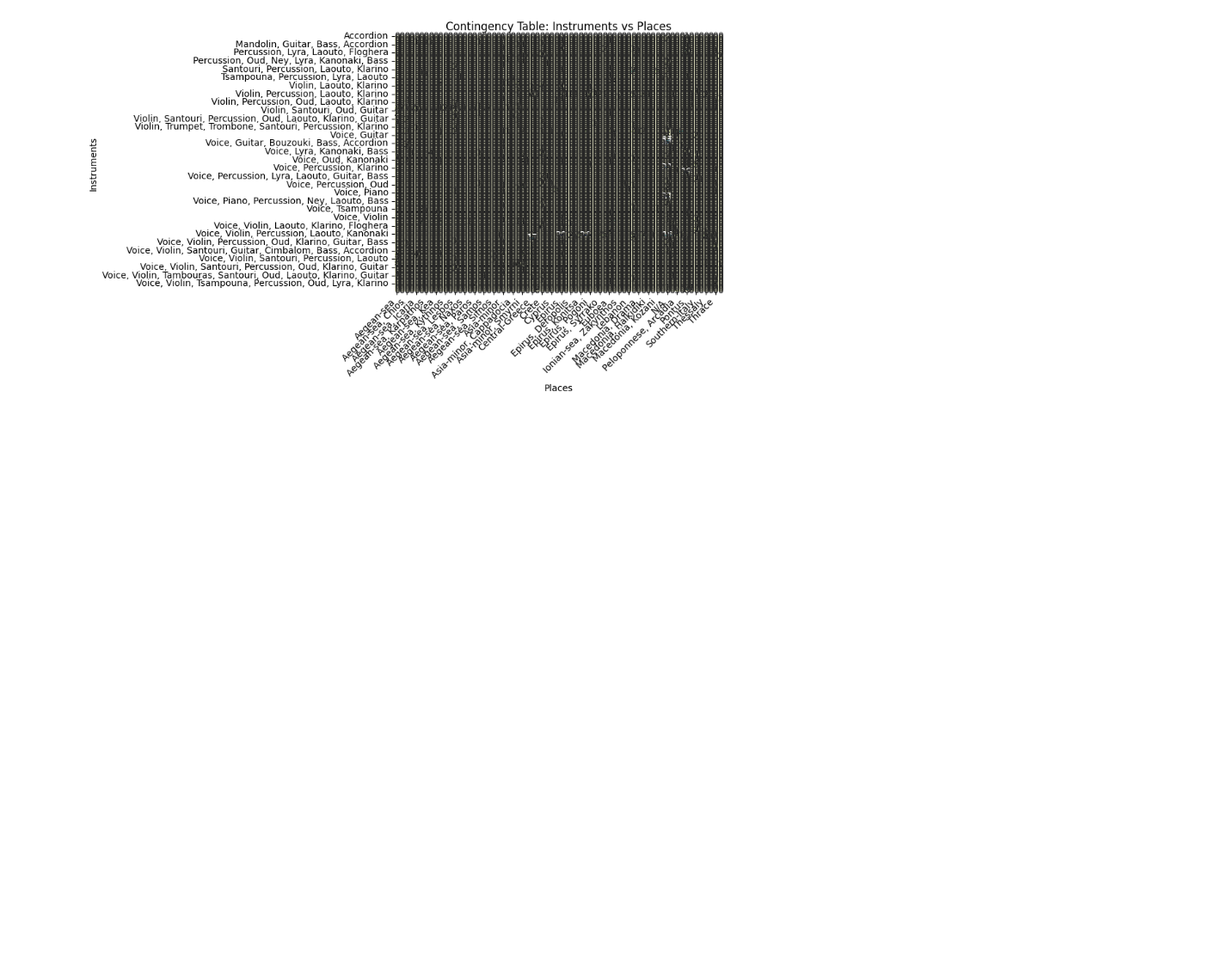
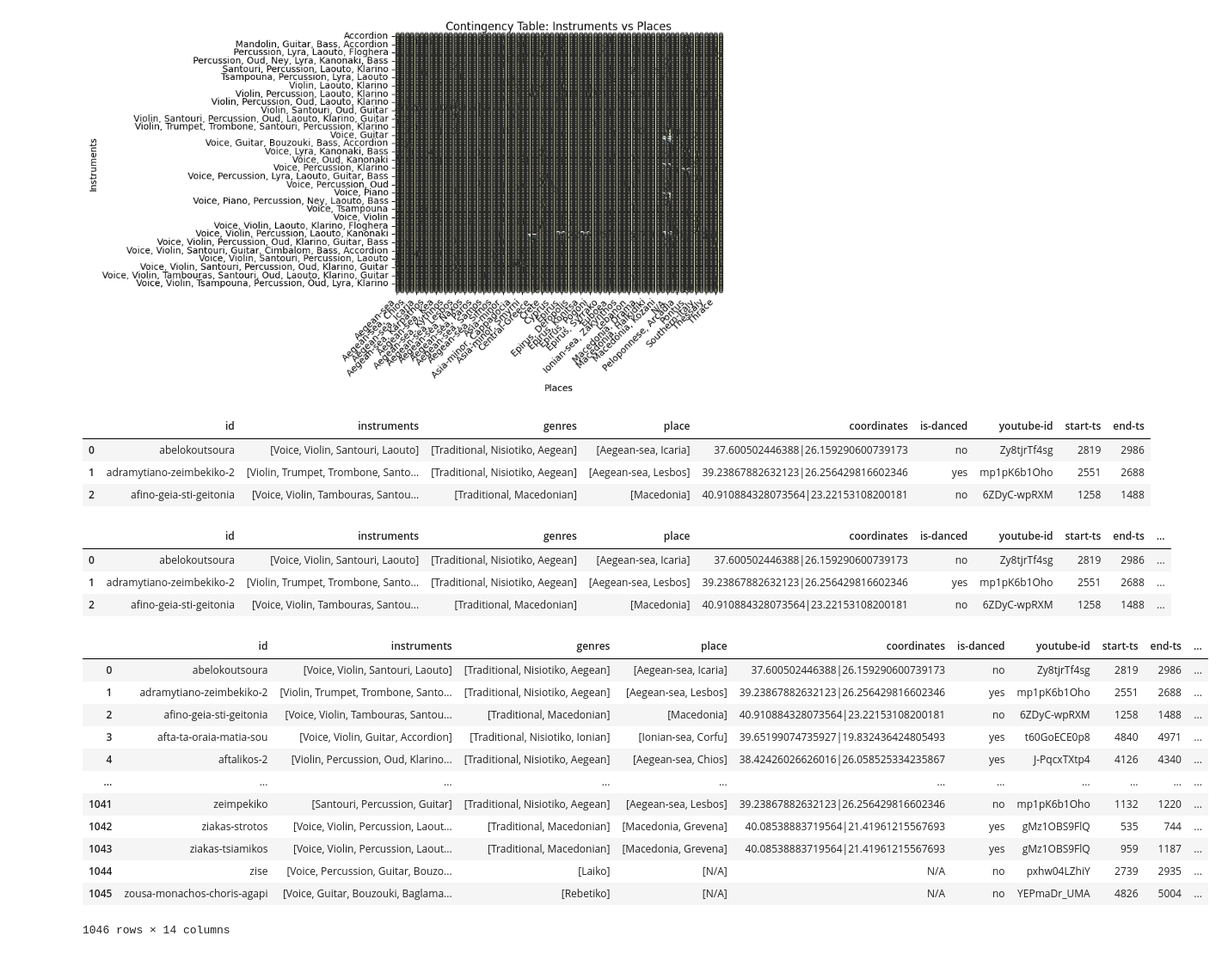
Before and after one commit to fouk21/GR_Folk_Music_Classification, a Jupyter notebook: data_exploration/exploration.ipynb, the cells around one changed output. Shown at 86% size. Cells and saved outputs as stored; diff of their text form; code cells hidden in the pictures; blank space fills up the shorter version.

Commit message:
additional data added

```diff
--- a/data_exploration/exploration.ipynb
+++ b/data_exploration/exploration.ipynb
@@ -124,3 +125,58 @@ plt.show()
 Chi-square statistic: 24744.094100941278
 p-value: 0.0
 [figure]
+# %%
+filtered_data_df.head(3)
+# %% [output]
+|  | id | instruments | genres | place | coordinates | is-danced | youtube-id | start-ts | end-ts |
+| 0 | abelokoutsoura | [Voice, Violin, Santouri, Laouto] | [Traditional, Nisiotiko, Aegean] | [Aegean-sea, Icaria] | 37.600502446388|26.159290600739173 | no | Zy8tjrTf4sg | 2819 | 2986 |
+| 1 | adramytiano-zeimbekiko-2 | [Violin, Trumpet, Trombone, Santo... | [Traditional, Nisiotiko, Aegean] | [Aegean-sea, Lesbos] | 39.23867882632123|26.256429816602346 | yes | mp1pK6b1Oho | 2551 | 2688 |
+| 2 | afino-geia-sti-geitonia | [Voice, Violin, Tambouras, Santou... | [Traditional, Macedonian] | [Macedonia] | 40.910884328073564|23.22153108200181 | no | 6ZDyC-wpRXM | 1258 | 1488 |
+# %%
+def extract_region(places):
+    return places[0]
+
+def extract_subregion(places):
+    return places[-1]
+
+def extract_main_genre(genres):
+    return genres[0]
+
+def extract_secondary_genre(genres):
+    if len(genres) >= 3:
+        return genres[1]
+    else:
+        return genres[-1]
+
+def extract_sub_genre(genres):
+    return genres[-1]
+# %%
+filtered_data_df['region'] = filtered_data_df['place'].apply(extract_region)
+filtered_data_df['sub-region'] = filtered_data_df['place'].apply(extract_subregion)
+# %%
+filtered_data_df.head(3)
+# %% [output]
+|  | id | instruments | genres | place | coordinates | is-danced | youtube-id | start-ts | end-ts | ... |
+| 0 | abelokoutsoura | [Voice, Violin, Santouri, Laouto] | [Traditional, Nisiotiko, Aegean] | [Aegean-sea, Icaria] | 37.600502446388|26.159290600739173 | no | Zy8tjrTf4sg | 2819 | 2986 | ... |
+| 1 | adramytiano-zeimbekiko-2 | [Violin, Trumpet, Trombone, Santo... | [Traditional, Nisiotiko, Aegean] | [Aegean-sea, Lesbos] | 39.23867882632123|26.256429816602346 | yes | mp1pK6b1Oho | 2551 | 2688 | ... |
+| 2 | afino-geia-sti-geitonia | [Voice, Violin, Tambouras, Santou... | [Traditional, Macedonian] | [Macedonia] | 40.910884328073564|23.22153108200181 | no | 6ZDyC-wpRXM | 1258 | 1488 | ... |
+# %%
+filtered_data_df['main_genre'] = filtered_data_df['genres'].apply(extract_main_genre)
+filtered_data_df['secondary_genre'] = filtered_data_df['genres'].apply(extract_secondary_genre)
+filtered_data_df['sub-genre'] = filtered_data_df['genres'].apply(extract_sub_genre)
+# %%
+filtered_data_df
+# %% [output]
+|  | id | instruments | genres | place | coordinates | is-danced | youtube-id | start-ts | end-ts | ... |
+| 0 | abelokoutsoura | [Voice, Violin, Santouri, Laouto] | [Traditional, Nisiotiko, Aegean] | [Aegean-sea, Icaria] | 37.600502446388|26.159290600739173 | no | Zy8tjrTf4sg | 2819 | 2986 | ... |
+| 1 | adramytiano-zeimbekiko-2 | [Violin, Trumpet, Trombone, Santo... | [Traditional, Nisiotiko, Aegean] | [Aegean-sea, Lesbos] | 39.23867882632123|26.256429816602346 | yes | mp1pK6b1Oho | 2551 | 2688 | ... |
+| 2 | afino-geia-sti-geitonia | [Voice, Violin, Tambouras, Santou... | [Traditional, Macedonian] | [Macedonia] | 40.910884328073564|23.22153108200181 | no | 6ZDyC-wpRXM | 1258 | 1488 | ... |
+| 3 | afta-ta-oraia-matia-sou | [Voice, Violin, Guitar, Accordion] | [Traditional, Nisiotiko, Ionian] | [Ionian-sea, Corfu] | 39.65199074735927|19.832436424805493 | yes | t60GoECE0p8 | 4840 | 4971 | ... |
+| 4 | aftalikos-2 | [Violin, Percussion, Oud, Klarino... | [Traditional, Nisiotiko, Aegean] | [Aegean-sea, Chios] | 38.42426026626016|26.058525334235867 | yes | J-PqcxTXtp4 | 4126 | 4340 | ... |
+| ... | ... | ... | ... | ... | ... | ... | ... | ... | ... | ... |
+| 1041 | zeimpekiko | [Santouri, Percussion, Guitar] | [Traditional, Nisiotiko, Aegean] | [Aegean-sea, Lesbos] | 39.23867882632123|26.256429816602346 | no | mp1pK6b1Oho | 1132 | 1220 | ... |
+| 1042 | ziakas-strotos | [Voice, Violin, Percussion, Laout... | [Traditional, Macedonian] | [Macedonia, Grevena] | 40.08538883719564|21.41961215567693 | yes | gMz1OBS9FlQ | 535 | 744 | ... |
+| 1043 | ziakas-tsiamikos | [Voice, Violin, Percussion, Laout... | [Traditional, Macedonian] | [Macedonia, Grevena] | 40.08538883719564|21.41961215567693 | yes | gMz1OBS9FlQ | 959 | 1187 | ... |
+| 1044 | zise | [Voice, Percussion, Guitar, Bouzo... | [Laiko] | [N/A] | N/A | no | pxhw04LZhiY | 2739 | 2935 | ... |
+| 1045 | zousa-monachos-choris-agapi | [Voice, Guitar, Bouzouki, Baglama... | [Rebetiko] | [N/A] | N/A | no | YEPmaDr_UMA | 4826 | 5004 | ... |
+1046 rows × 14 columns
```
Also changed, not shown: parts of 16 cells of this notebook, 3 other files.
